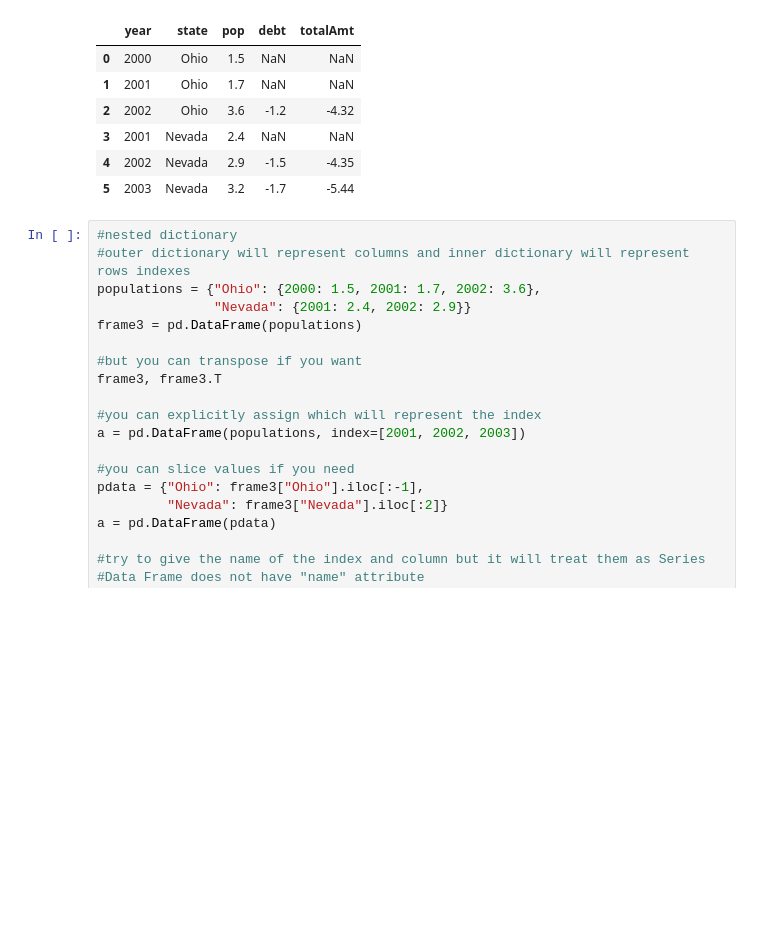
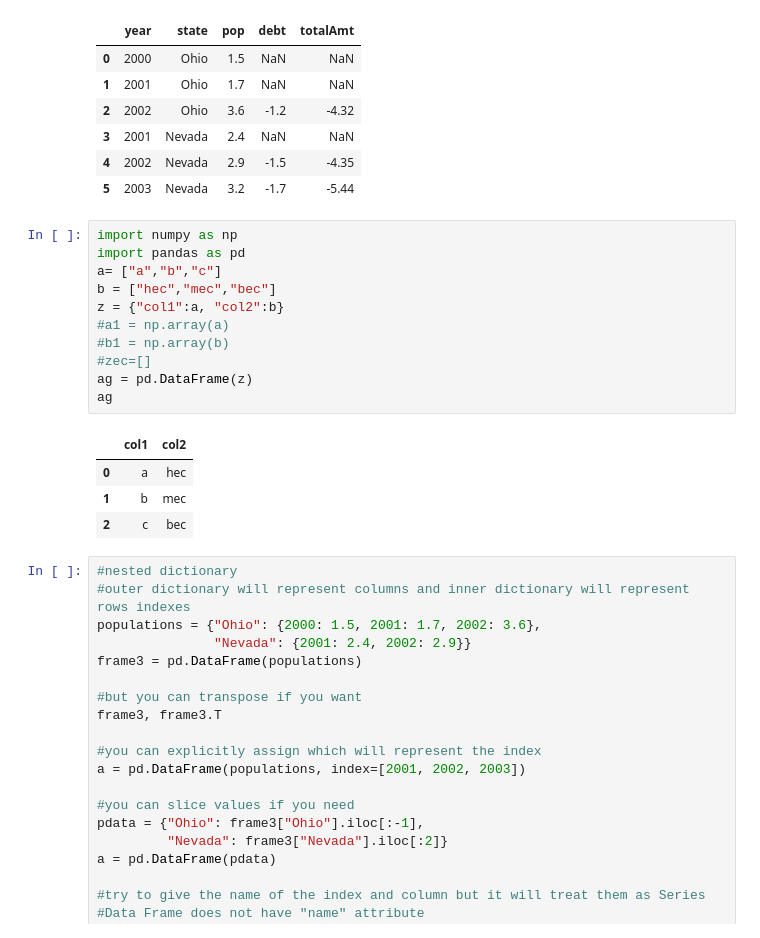
Before and after one commit to bujarkreci/jupyter-project, a Jupyter notebook: callPostgreEx/Chapter05.ipynb, the cells around one changed output. Drawn from its saved outputs; the diff is of its cells as text; blank space fills up the shorter version.

```diff
--- a/callPostgreEx/Chapter05.ipynb
+++ b/callPostgreEx/Chapter05.ipynb
@@ -160,6 +160,22 @@ frame2
 | 3 | 2001 | Nevada | 2.4 | NaN | NaN |
 | 4 | 2002 | Nevada | 2.9 | -1.5 | -4.35 |
 | 5 | 2003 | Nevada | 3.2 | -1.7 | -5.44 |
+# %%
+import numpy as np
+import pandas as pd
+a= ["a","b","c"]
+b = ["hec","mec","bec"]
+z = {"col1":a, "col2":b}
+#a1 = np.array(a)
+#b1 = np.array(b)
+#zec=[]
+ag = pd.DataFrame(z)
+ag
+# %% [output]
+|  | col1 | col2 |
+| 0 | a | hec |
+| 1 | b | mec |
+| 2 | c | bec |
 # %%
 #nested dictionary
 #outer dictionary will represent columns and inner dictionary will represent rows indexes
```
Also changed, not shown: 9 other files.
